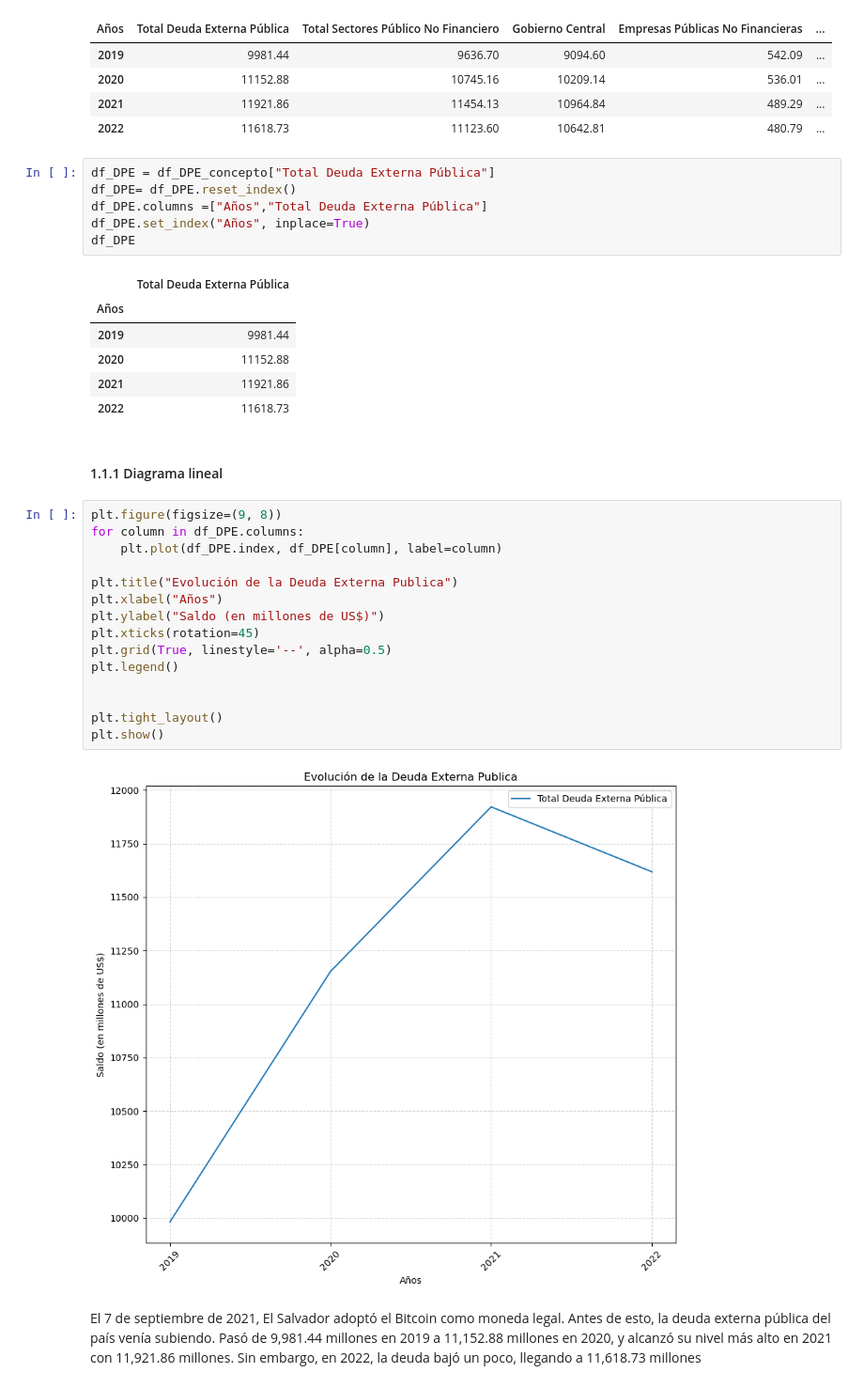
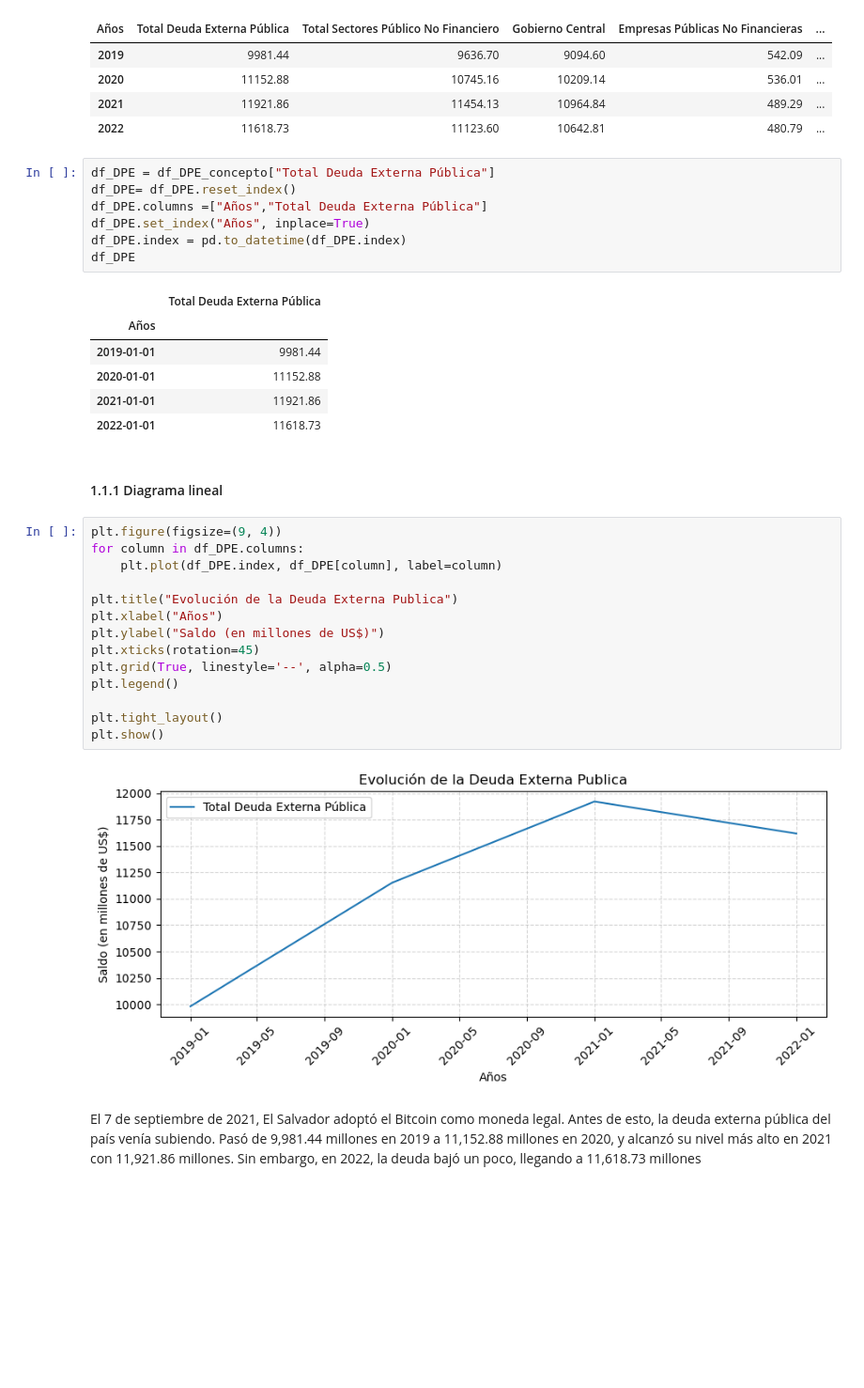
Before and after one commit to JosueRodriguezSams/CriptoSV---Samsung, a Jupyter notebook: Analisis_impacto_del_bitcoin.ipynb, the cells around one changed output. Shown: that part at 94% size. Cells and saved outputs as stored; diff of their text form; blank space fills up the shorter version.

Commit message:
dtype object de df_DPE convertido a dtype datetime

```diff
--- a/Analisis_impacto_del_bitcoin.ipynb
+++ b/Analisis_impacto_del_bitcoin.ipynb
@@ -35,33 +35,33 @@ df_DPE = df_DPE_concepto["Total Deuda Externa Pública"]
 df_DPE= df_DPE.reset_index()
 df_DPE.columns =["Años","Total Deuda Externa Pública"]
 df_DPE.set_index("Años", inplace=True)
+df_DPE.index = pd.to_datetime(df_DPE.index)
 df_DPE
 # %% [output]
 |  | Total Deuda Externa Pública |
 | Años |  |
-| 2019 | 9981.44 |
-| 2020 | 11152.88 |
-| 2021 | 11921.86 |
-| 2022 | 11618.73 |
+| 2019-01-01 | 9981.44 |
+| 2020-01-01 | 11152.88 |
+| 2021-01-01 | 11921.86 |
+| 2022-01-01 | 11618.73 |
 # %% [markdown]
 #### 1.1.1 Diagrama lineal
 # %%
-plt.figure(figsize=(9, 8))
+plt.figure(figsize=(9, 4))
 for column in df_DPE.columns:
     plt.plot(df_DPE.index, df_DPE[column], label=column)
 
 plt.title("Evolución de la Deuda Externa Publica")
 plt.xlabel("Años")
 plt.ylabel("Saldo (en millones de US$)")
 plt.xticks(rotation=45)
 plt.grid(True, linestyle='--', alpha=0.5)
 plt.legend()
 
-
 plt.tight_layout()
 plt.show()
 # %% [output]
-[figure, old version]
+[figure, new version]
 # %% [markdown]
 El 7 de septiembre de 2021, El Salvador adoptó el Bitcoin como moneda legal. Antes de esto, la deuda externa pública del país venía subiendo. Pasó de 9,981.44 millones en 2019 a 11,152.88 millones en 2020, y alcanzó su nivel más alto en 2021 con 11,921.86 millones. Sin embargo, en 2022, la deuda bajó un poco, llegando a 11,618.73 millones
 # %% [markdown]
```
Also changed, not shown: parts of 1 cell of this notebook.
